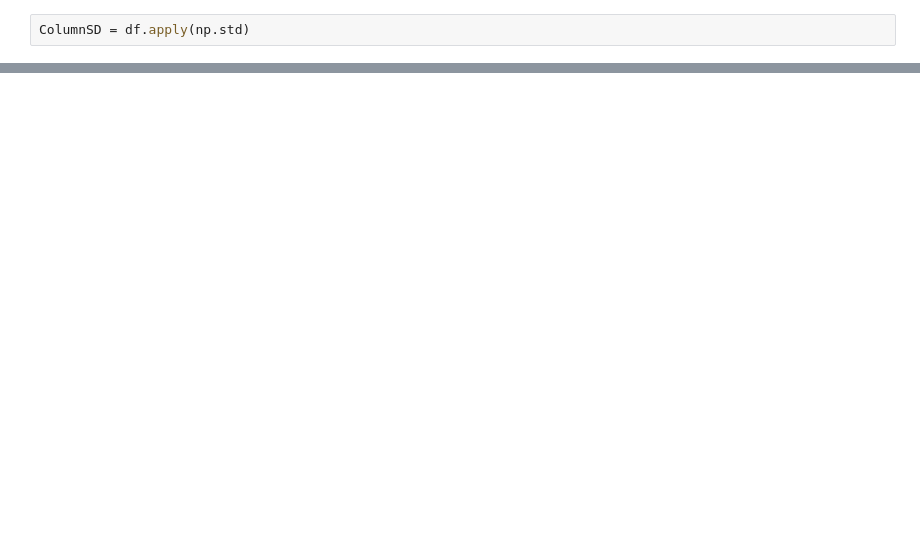
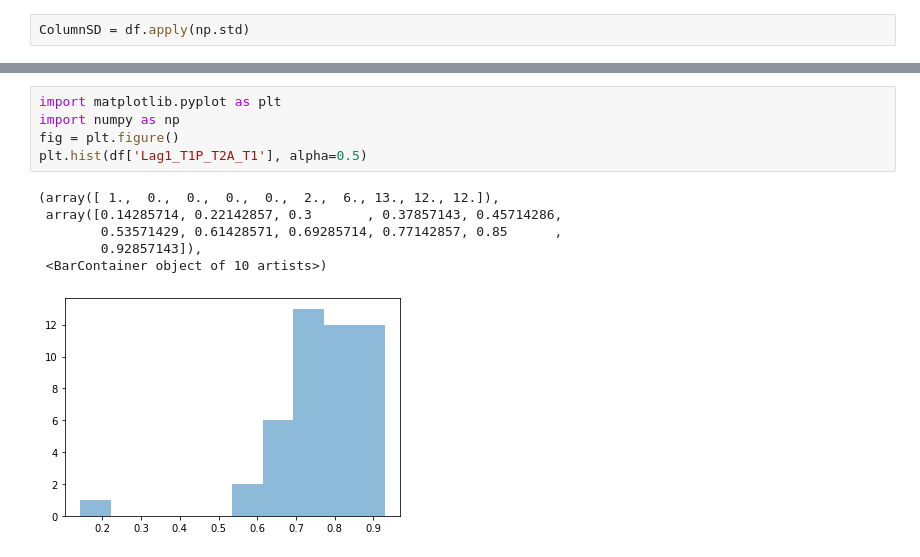
Before and after one commit to laurenhoft/ABmem, a Jupyter notebook: ABmemNotebook.ipynb, the cells around one changed output, grey strips where cells are left out. Saved outputs shown, nothing was run; the diff lists cells and outputs as text; blank space fills up the shorter version.

```diff
--- a/ABmemNotebook.ipynb
+++ b/ABmemNotebook.ipynb
@@ -369,0 +359,12 @@ TypeError: unsupported operand type(s) for *: 'float' and 'function'
+# %%
+import matplotlib.pyplot as plt
+import numpy as np
+fig = plt.figure()
+plt.hist(df['Lag1_T1P_T2A_T1'], alpha=0.5)
+# %% [output]
+(array([ 1.,  0.,  0.,  0.,  0.,  2.,  6., 13., 12., 12.]),
+ array([0.14285714, 0.22142857, 0.3       , 0.37857143, 0.45714286,
+        0.53571429, 0.61428571, 0.69285714, 0.77142857, 0.85      ,
+        0.92857143]),
+ <BarContainer object of 10 artists>)
+[figure, added]
```
Also changed, not shown: parts of 26 cells of this notebook, 2 other files.
